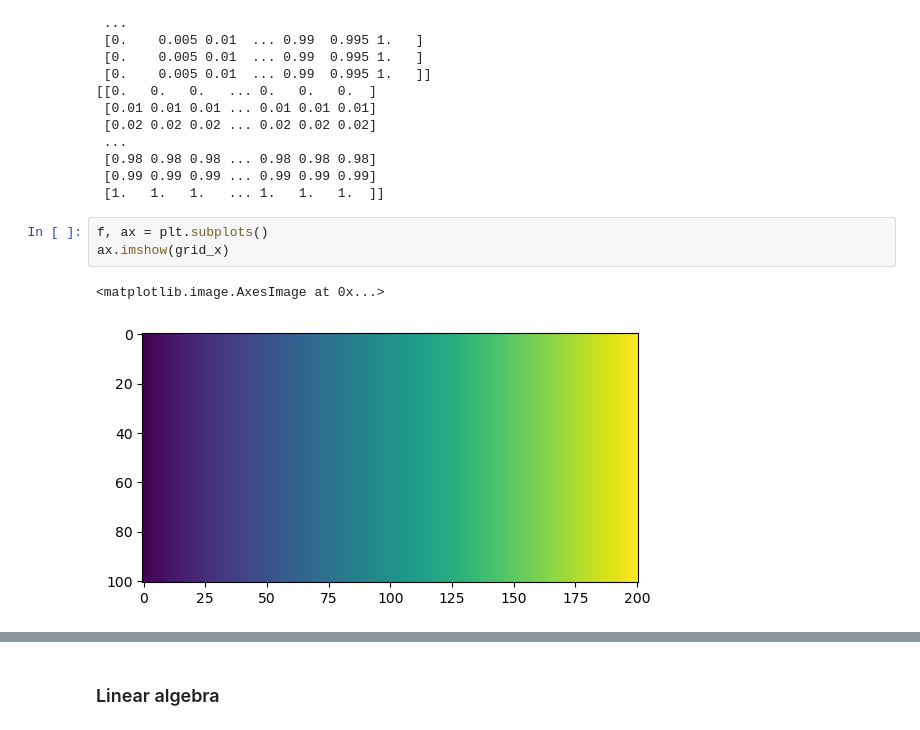
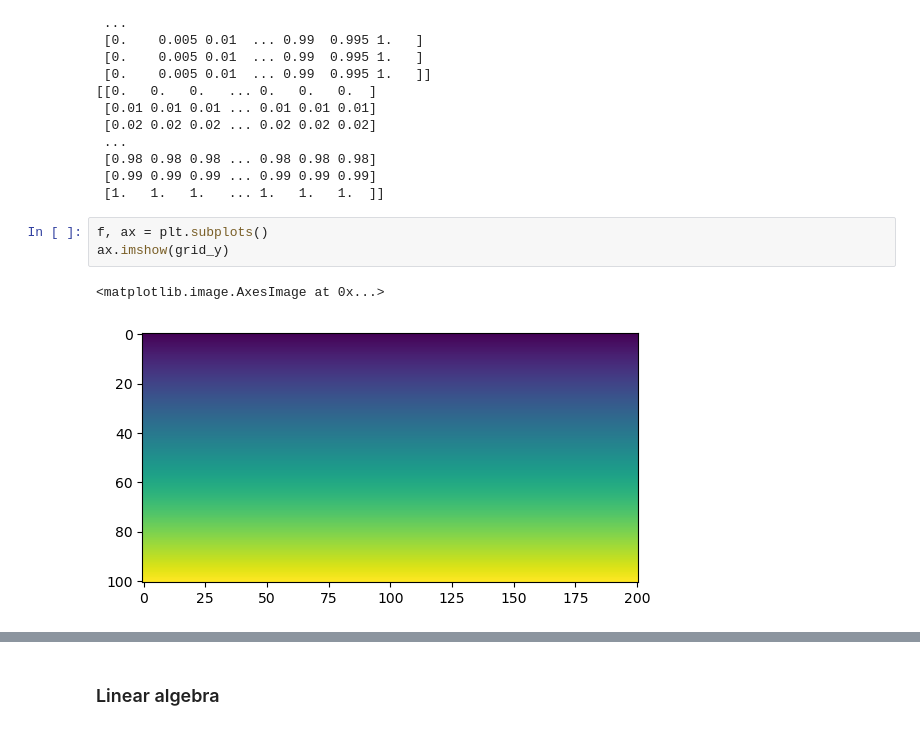
Before and after one commit to Morisset/Python-lectures-Notebooks, a Jupyter notebook: Lecture_Notebooks/intro_Scipy.ipynb, the cells around one changed output, grey strips where cells are left out. Cells and saved outputs as stored; diff of their text form.

```diff
--- a/Lecture_Notebooks/intro_Scipy.ipynb
+++ b/Lecture_Notebooks/intro_Scipy.ipynb
@@ -307,10 +304,10 @@ print(grid_y)
  [1.   1.   1.   ... 1.   1.   1.  ]]
 # %%
 f, ax = plt.subplots()
-ax.imshow(grid_x)
+ax.imshow(grid_y)
 # %% [output]
 <matplotlib.image.AxesImage at 0x...>
-[figure, old version]
+[figure, new version]
 # %%
 # Generating 1000 x 2 points randomly
 points = np.random.rand(1000, 2)
```
Also changed, not shown: parts of 17 cells of this notebook, 1 other file.
